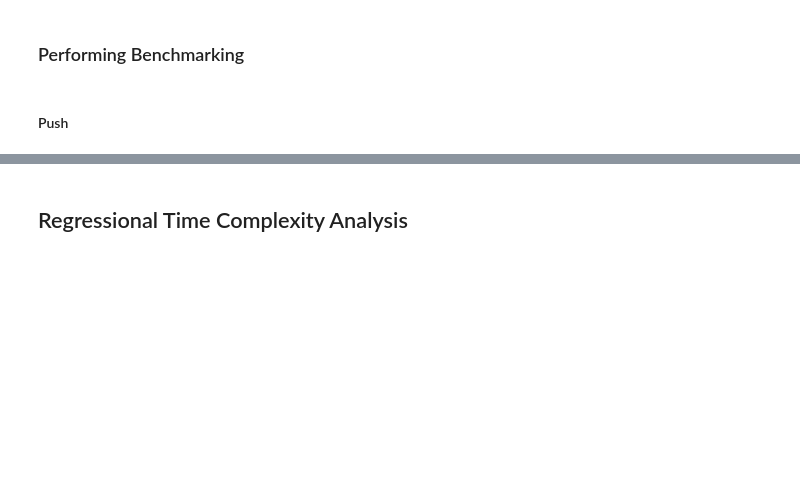
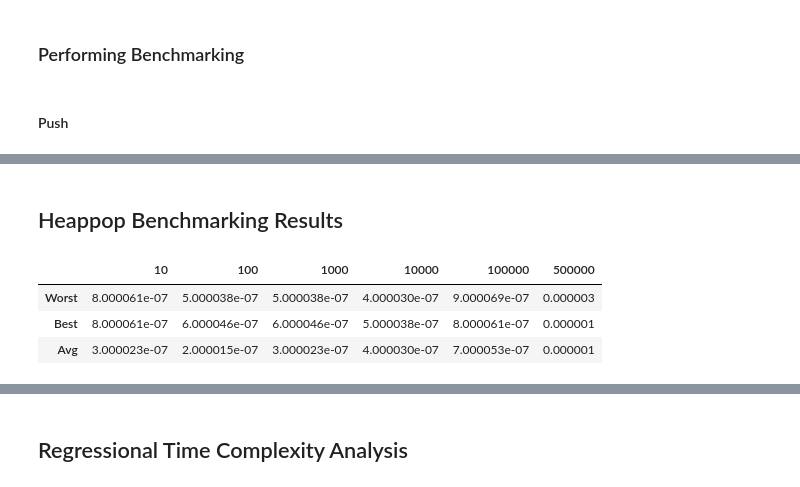
Before and after one commit to cjbass02/CSC3310-Program4, a Jupyter notebook: program4.ipynb, the cells around one changed output, grey strips where cells are left out. Drawn from its saved outputs; the diff is of its cells as text; code cells hidden in the pictures; blank space fills up the shorter version.

```diff
--- a/program4.ipynb
+++ b/program4.ipynb
@@ -131,19 +149,25 @@ heapify_avg_10000 = create_heapify_list("avg", 10000)
 # %% [markdown]
 #### Heapreplace
 # %%
-hr_worst_10 = create_push_pop_list("worst", 10)
-hr_worst_100 = create_push_pop_list("worst", 100)
-hr_worst_1000 = create_push_pop_list("worst", 1000)
-pop_worst_10000 = create_push_pop_list("worst", 10000)
+rp_worst_10 = create_push_pop_list("worst", 10)
+rp_worst_100 = create_push_pop_list("worst", 100)
+rp_worst_1000 = create_push_pop_list("worst", 1000)
+rp_worst_10000 = create_push_pop_list("worst", 10000)
+rp_worst_100000 = create_push_pop_list("worst", 100000)
+rp_worst_500000 = create_push_pop_list("worst", 500000)
 
-hr_best_10 = create_push_pop_list("best", 10)
-hr_best_100 = create_push_pop_list("best", 100)
-hr_best_1000 = create_push_pop_list("best", 1000)
-hr_best_10000 = create_push_pop_list("best", 10000)
+rp_best_10 = create_push_pop_list("best", 10)
+rp_best_100 = create_push_pop_list("best", 100)
+rp_best_1000 = create_push_pop_list("best", 1000)
+rp_best_10000 = create_push_pop_list("best", 10000)
+rp_best_100000 = create_push_pop_list("best", 100000)
+rp_best_500000 = create_push_pop_list("best", 500000)
 
-hr_avg_10 = create_push_pop_list("avg", 10)
-hr_avg_100 = create_push_pop_list("avg", 100)
-hr_avg_1000 = create_push_pop_list("avg", 1000)
-hr_avg_10000 = create_push_pop_list("avg", 10000)
+rp_avg_10 = create_push_pop_list("avg", 10)
+rp_avg_100 = create_push_pop_list("avg", 100)
+rp_avg_1000 = create_push_pop_list("avg", 1000)
+rp_avg_10000 = create_push_pop_list("avg", 10000)
+rp_avg_100000 = create_push_pop_list("avg", 100000)
+rp_avg_500000 = create_push_pop_list("avg", 500000)
 # %% [markdown]
 ### Benchmark Function
@@ -163,3 +181,10 @@ def benchmark_push(algorithm, heap, input):
     algorithm(copy_heap, input)
     end_time = time.perf_counter()
     return end_time - start_time
+# %%
+def benchmark_pop(algorithm, heap):
+    copy_heap = copy.copy(heap)
+    start_time = time.perf_counter()
+    algorithm(copy_heap)
+    end_time = time.perf_counter()
+    return end_time - start_time
@@ -210,0 +651,13 @@ table for each function, showing its results for each case
+# %% [markdown]
+## Heappop Benchmarking Results
+# %%
+df_pop = pd.DataFrame(columns = ["10", "100", "1000", "10000", "100000", "500000"])
+df_pop.loc["Worst"] = pop_worst
+df_pop.loc["Best"] = pop_best
+df_pop.loc["Avg"] = pop_avg
+df_pop.head()
+# %% [output]
+|  | 10 | 100 | 1000 | 10000 | 100000 | 500000 |
+| Worst | 8.000061e-07 | 5.000038e-07 | 5.000038e-07 | 4.000030e-07 | 9.000069e-07 | 0.000003 |
+| Best | 8.000061e-07 | 6.000046e-07 | 6.000046e-07 | 5.000038e-07 | 8.000061e-07 | 0.000001 |
+| Avg | 3.000023e-07 | 2.000015e-07 | 3.000023e-07 | 4.000030e-07 | 7.000053e-07 | 0.000001 |
```
Also changed, not shown: parts of 26 cells of this notebook.
